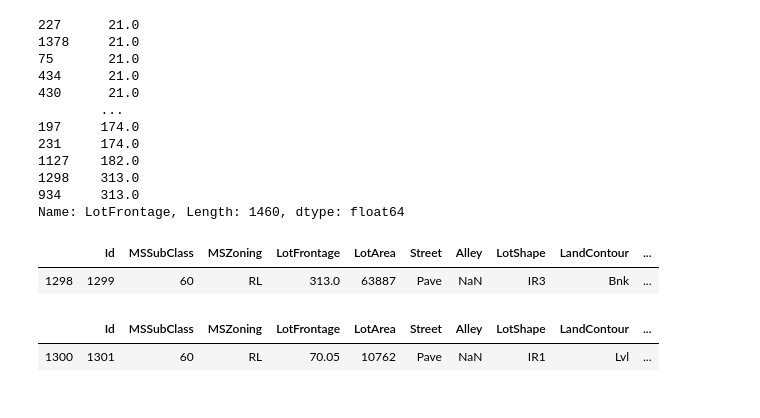
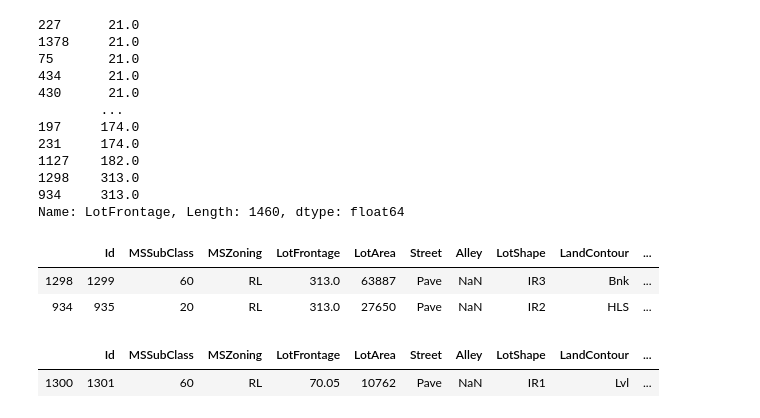
Before and after one commit to dayalume/python-code, a Jupyter notebook: 30 Nov LR Practice.ipynb, the cells around one changed output. Cells and saved outputs as stored; diff of their text form; code cells hidden in the pictures.

```diff
--- a/30 Nov LR Practice.ipynb
+++ b/30 Nov LR Practice.ipynb
@@ -155,11 +156,11 @@ trainData['LotFrontage'].sort_values()
 Name: LotFrontage, Length: 1460, dtype: float64
 # %%
 df = pd.DataFrame(data)
-df.iloc[[1298]]
-#df.iloc[[934]]
+df.iloc[[1298,934]]
 # %% [output]
 |  | Id | MSSubClass | MSZoning | LotFrontage | LotArea | Street | Alley | LotShape | LandContour | ... |
 | 1298 | 1299 | 60 | RL | 313.0 | 63887 | Pave | NaN | IR3 | Bnk | ... |
+| 934 | 935 | 20 | RL | 313.0 | 27650 | Pave | NaN | IR2 | HLS | ... |
 # %%
 trainData= trainData.drop([1298])
 trainData = trainData.drop([934])
```
Also changed, not shown: parts of 56 cells of this notebook.
